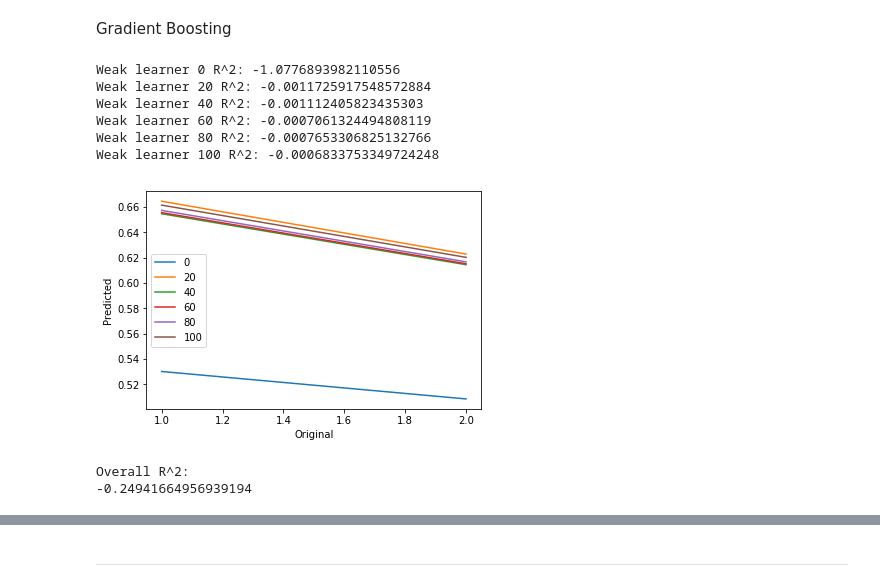
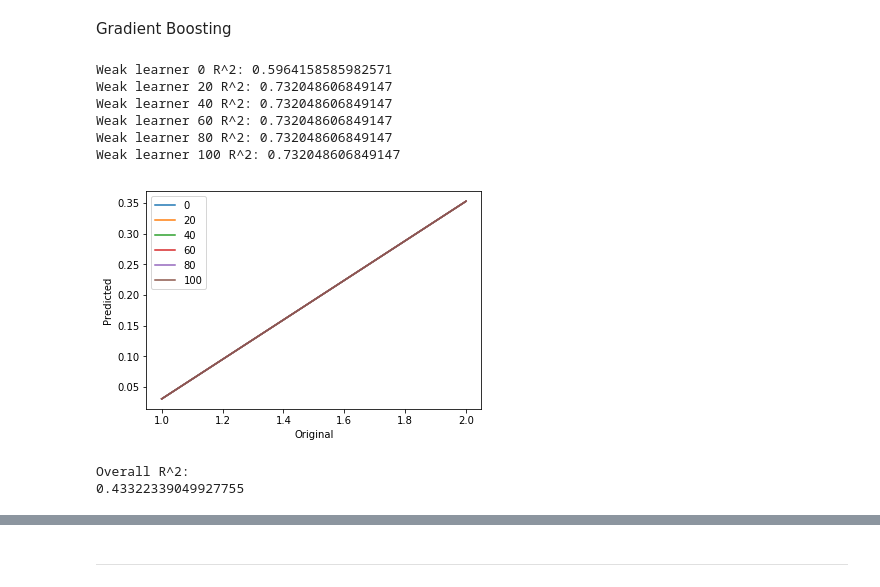
Before and after one commit to ThompsonL/ThinkfulProjects, a Jupyter notebook: Thinkful Data Science Course/Unit4 Unsupervised Learning/MakeYourNetwork.ipynb, the cells around one changed output, grey strips where cells are left out. Cells and saved outputs as stored; diff of their text form; code cells hidden in the pictures.

```diff
--- a/Thinkful Data Science Course/Unit4 Unsupervised Learning/MakeYourNetwork.ipynb
+++ b/Thinkful Data Science Course/Unit4 Unsupervised Learning/MakeYourNetwork.ipynb
@@ -63,48 +85,48 @@ Gradient Boosting
 preds = pd.DataFrame()
 labels = []
 
 uniquex = df['partner'].unique()
 
 # Iterate through decision trees, each time using the residuals
 # from the previous tree as the inputs.
 for m in range(0, 101):
 
     # Initialize and fit the tree. Set the max depth to 2.
-    decision_tree = tree.DecisionTreeRegressor(max_depth=2)
-    decision_tree.fit(X,y)
+    decision_tree = tree.DecisionTreeClassifier(max_depth=2)
+    decision_tree.fit(X2,y)
 
     # Get and store predicted values.
-    pred = decision_tree.predict(X)
+    pred = decision_tree.predict(X2)
     preds['pred{}'.format(m)] = pred
 
     # Residuals.
     y = y - pred
 
     # Output every 20 iterations.
     if m % 20 == 0:
-        print('Weak learner {} R^2: {}'.format(m, decision_tree.score(X, y)))
+        print('Weak learner {} R^2: {}'.format(m, decision_tree.score(X2, y)))
         labels = labels + [m]
         bestpred = preds.sum(axis=1)
-        plt.plot(uniquex, np.poly1d(np.polyfit(df['happy'], bestpred, 1))(uniquex))
+        plt.plot(uniquex, np.poly1d(np.polyfit(df['partner'], bestpred, 1))(uniquex))
 
 plt.legend(labels)
 plt.xlabel('Original')
 plt.ylabel('Predicted')
 plt.show()
 predicted = preds.sum(axis=1)
 
 print('Overall R^2:')
-print(np.corrcoef(df['happy'], predicted)[0, 1])
+print(np.corrcoef(df['partner'], predicted)[0, 1])
 # %% [output]
-Weak learner 0 R^2: -1.0776893982110556
-Weak learner 20 R^2: -0.0011725917548572884
-Weak learner 40 R^2: -0.001112405823435303
-Weak learner 60 R^2: -0.0007061324494808119
-Weak learner 80 R^2: -0.0007653306825132766
-Weak learner 100 R^2: -0.0006833753349724248
+Weak learner 0 R^2: 0.5964158585982571
+Weak learner 20 R^2: 0.732048606849147
+Weak learner 40 R^2: 0.732048606849147
+Weak learner 60 R^2: 0.732048606849147
+Weak learner 80 R^2: 0.732048606849147
+Weak learner 100 R^2: 0.732048606849147
-[figure, old version]
+[figure, new version]
 Overall R^2:
--0.24941664956939194
+0.43322339049927755
 # %%
 # We will make 800 iterations, use 4-deep trees, and set our loss function.
 params = {'n_estimators': 800,
```
Also changed, not shown: parts of 19 cells of this notebook, 1 other file.
